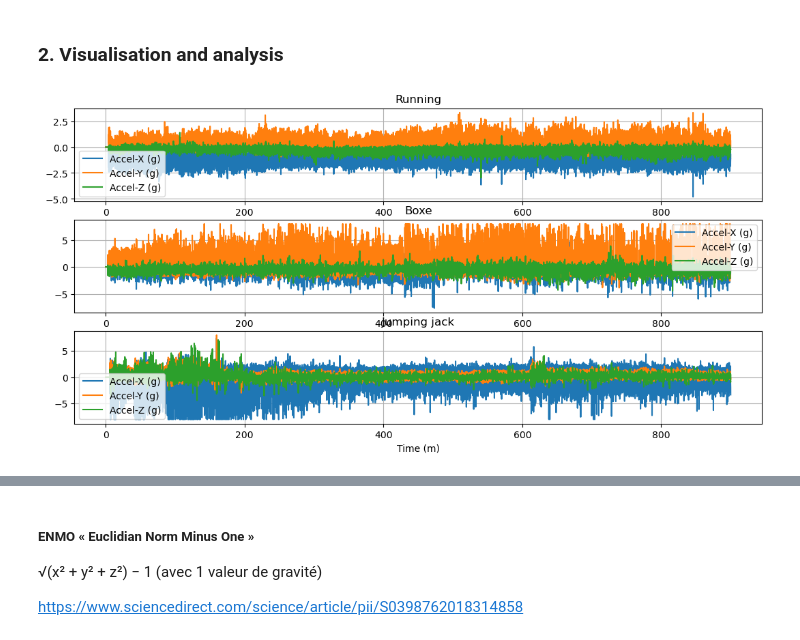
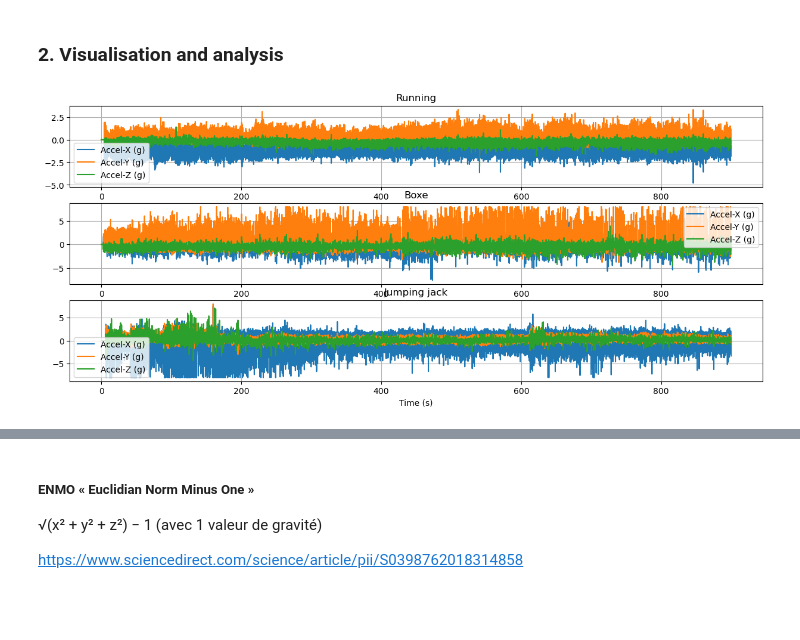
Before and after one commit to RachidatouOuattara/HAH913E-2024-physical-activity-analysis, a Jupyter notebook: Notebooks/AX3_project.ipynb, the cells around one changed output, grey strips where cells are left out. Drawn from its saved outputs; the diff is of its cells as text; code cells hidden in the pictures; blank space fills up the shorter version.

```diff
--- a/Notebooks/AX3_project.ipynb
+++ b/Notebooks/AX3_project.ipynb
@@ -60,9 +67,20 @@ acc_jump.plot()
 [figure]
 # %% [markdown]
 ##### **Scaling**
+# %%
+# Add new columns for the filter
+acc_run['filtered_Accel_X']=""
+acc_run['filtered_Accel_Y']=""
+acc_run['filtered_Accel_Z']=""
+acc_box['filtered_Accel_X']=""
+acc_box['filtered_Accel_Y']=""
+acc_box['filtered_Accel_Z']=""
+acc_jump['filtered_Accel_X']=""
+acc_jump['filtered_Accel_Y']=""
+acc_jump['filtered_Accel_Z']=""
 # %%
 def scaling (acc_data):
-    acc_data.columns = ['Time', 'Accel-X (g)', 'Accel-Y (g)','Accel-Z (g)']
+    acc_data.columns = ['Time', 'Accel-X (g)', 'Accel-Y (g)','Accel-Z (g)','filtered_Accel_X', 'filtered_Accel_Y','filtered_Accel_Z']
     acc_ = acc_data.drop('Time', axis=1)
     acc_time = acc_data[['Time']]
     acc_x = acc_data[['Accel-X (g)']]
@@ -72,9 +90,9 @@ def scaling (acc_data):
     return acc_time,acc_,acc_x,acc_y,acc_z
 # %%
 # Scaling function
-acc_time,Acc_run,Acc_x,Acc_y,Acc_z=scaling(acc_run)
-acc_time,Acc_box,Acc_x,Acc_y,Acc_z=scaling(acc_box)
-acc_time,Acc_jump,Acc_x,Acc_y,Acc_z=scaling(acc_jump)
+acc_time,Acc_run,Acc_xR,Acc_yR,Acc_zR=scaling(acc_run)
+acc_time,Acc_box,Acc_xB,Acc_yB,Acc_zB=scaling(acc_box)
+acc_time,Acc_jump,Acc_xJ,Acc_yJ,Acc_zJ=scaling(acc_jump)
 # %%
 import numpy as np
 np.shape(acc_run)
@@ -95,33 +113,39 @@ print(time)
 # %%
 import matplotlib.pyplot as plt # pour tracer et visualiser les données sous forme de graphiques
 
 plt.figure(figsize=(15,6))
 
 plt.subplot(3,1,1)
 
-plt.plot(time,Acc_run)
-plt.xlabel('Time (m)')
+plt.plot(time,Acc_xR)
+plt.plot(time,Acc_yR)
+plt.plot(time,Acc_zR)
+plt.xlabel('Time (s)')
 plt.ylabel('')
 plt.title('Running')
 plt.gca().legend(('Accel-X (g)','Accel-Y (g)','Accel-Z (g)'))
 plt.grid()
 
 plt.subplot(3,1,2)
 
-plt.plot(time,Acc_box)
-plt.xlabel('Time (m)')
+plt.plot(time,Acc_xB)
+plt.plot(time,Acc_yB)
+plt.plot(time,Acc_zB)
+plt.xlabel('Time (s)')
 plt.ylabel('')
 plt.title('Boxe')
 plt.gca().legend(('Accel-X (g)','Accel-Y (g)','Accel-Z (g)'))
 plt.grid()
 
 plt.subplot(3,1,3)
 
-plt.plot(time,Acc_jump)
-plt.xlabel('Time (m)')
+plt.plot(time,Acc_xJ)
+plt.plot(time,Acc_yJ)
+plt.plot(time,Acc_zJ)
+plt.xlabel('Time (s)')
 plt.ylabel('')
 plt.title('Jumping jack')
 plt.gca().legend(('Accel-X (g)','Accel-Y (g)','Accel-Z (g)'))
 plt.grid()
 # %% [output]
-[figure, old version]
+[figure, new version]
```
Also changed, not shown: parts of 32 cells of this notebook.
